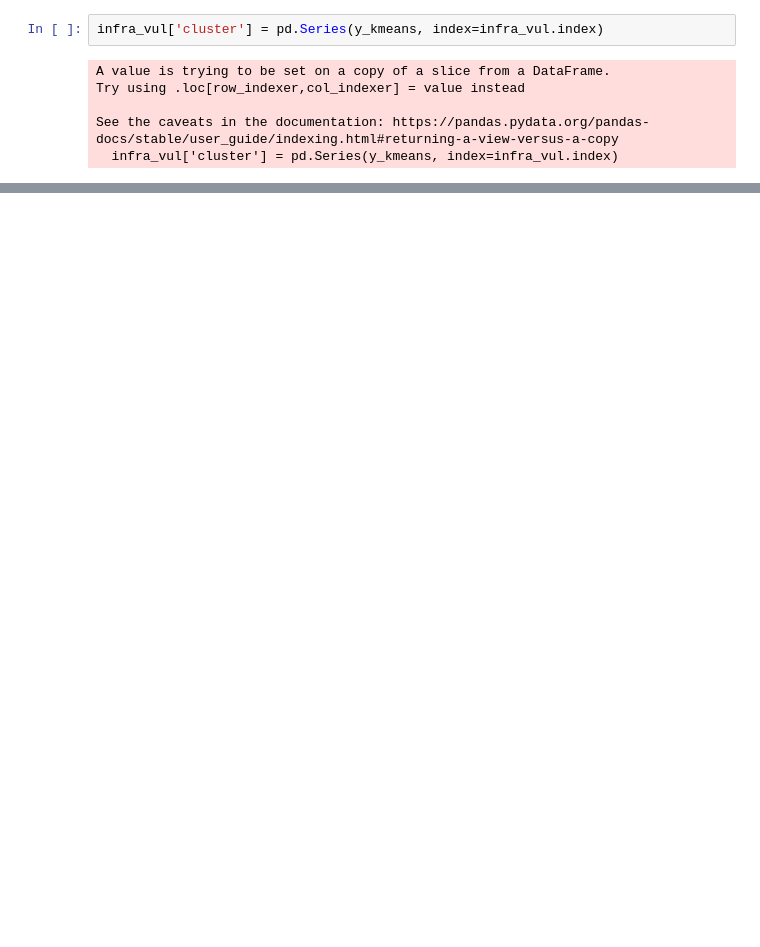
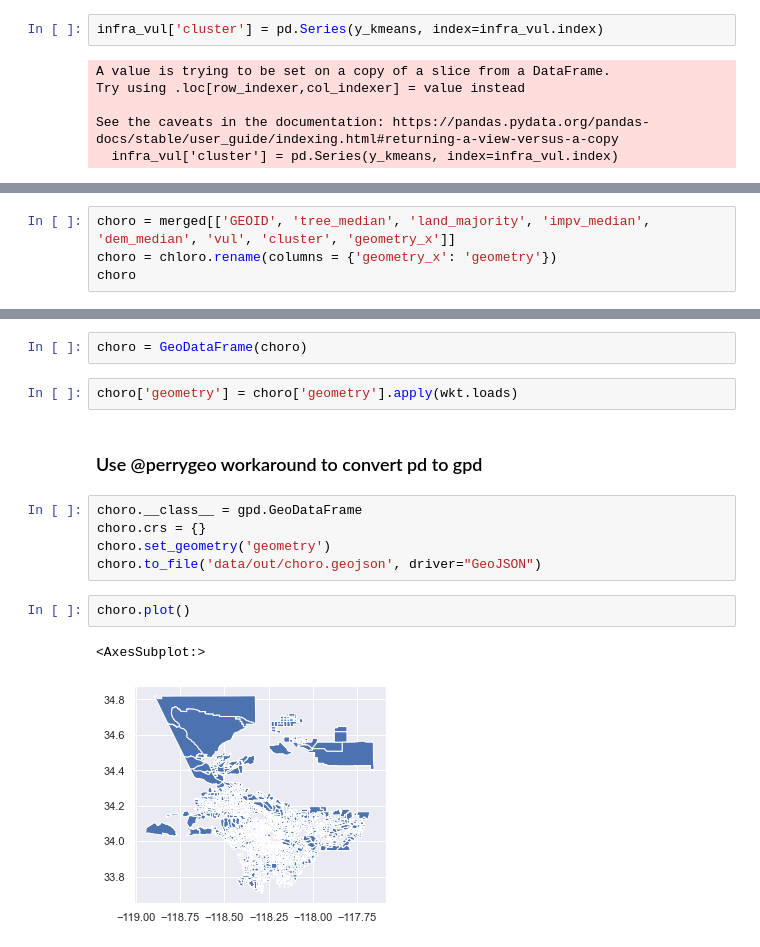
Before and after one commit to janderson5417/earthgrids_v2, a Jupyter notebook: k-means_clustering.ipynb, the cells around one changed output, grey strips where cells are left out. Drawn from its saved outputs; the diff is of its cells as text; blank space fills up the shorter version.

```diff
--- a/k-means_clustering.ipynb
+++ b/k-means_clustering.ipynb
@@ -229,0 +261,4 @@ sns.relplot(x='vul', y='impv_median', hue = 'cluster', data=infra_vul)
+# %%
+choro = merged[['GEOID', 'tree_median', 'land_majority', 'impv_median', 'dem_median', 'vul', 'cluster', 'geometry_x']]
+choro = chloro.rename(columns = {'geometry_x': 'geometry'})
+choro
@@ -229,0 +279,16 @@ sns.relplot(x='vul', y='impv_median', hue = 'cluster', data=infra_vul)
+# %%
+choro = GeoDataFrame(choro)
+# %%
+choro['geometry'] = choro['geometry'].apply(wkt.loads)
+# %% [markdown]
+### Use @perrygeo workaround to convert pd to gpd
+# %%
+choro.__class__ = gpd.GeoDataFrame
+choro.crs = {}
+choro.set_geometry('geometry')
+choro.to_file('data/out/choro.geojson', driver="GeoJSON")
+# %%
+choro.plot()
+# %% [output]
+<AxesSubplot:>
+[figure, added]
```
Also changed, not shown: parts of 25 cells of this notebook, 3 other files.
